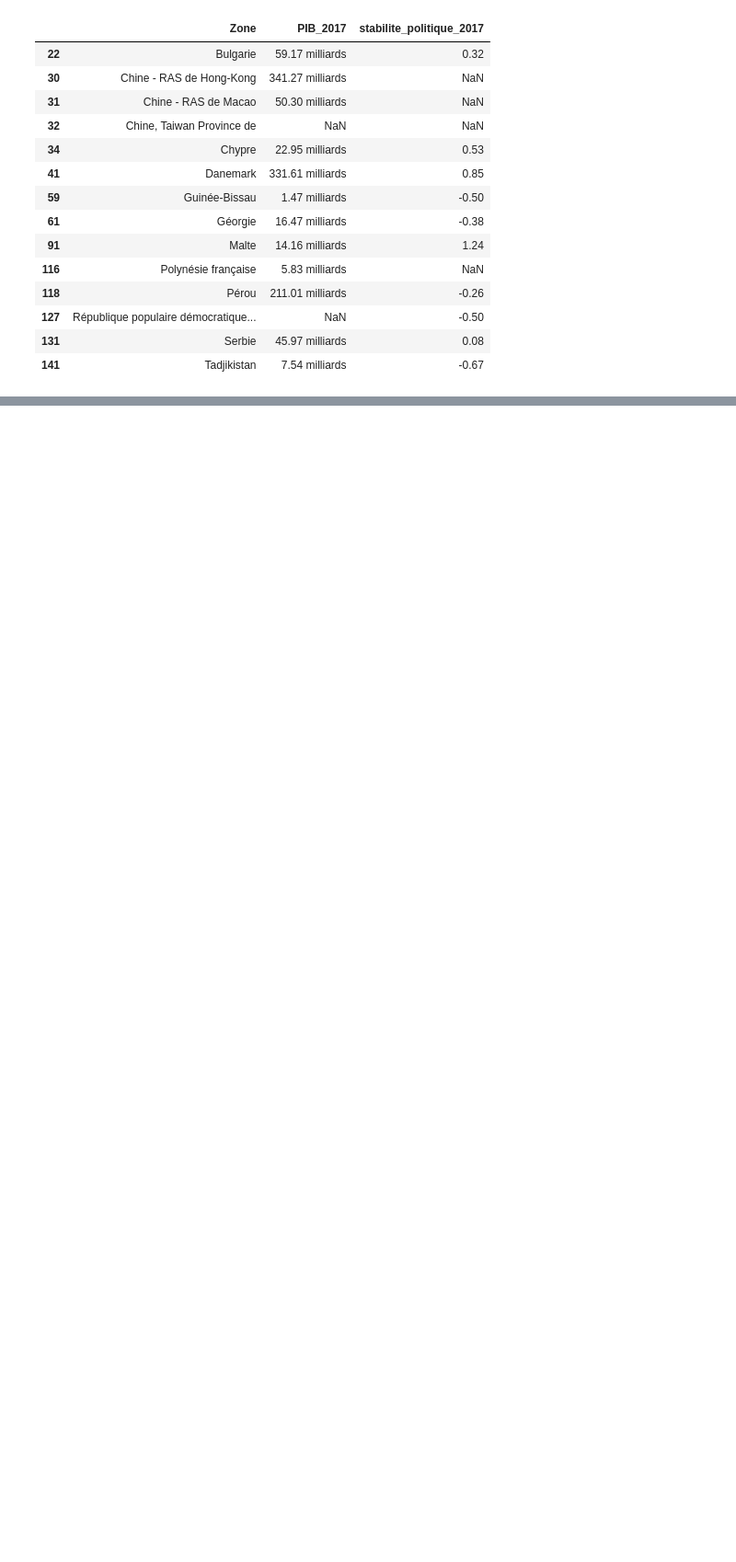
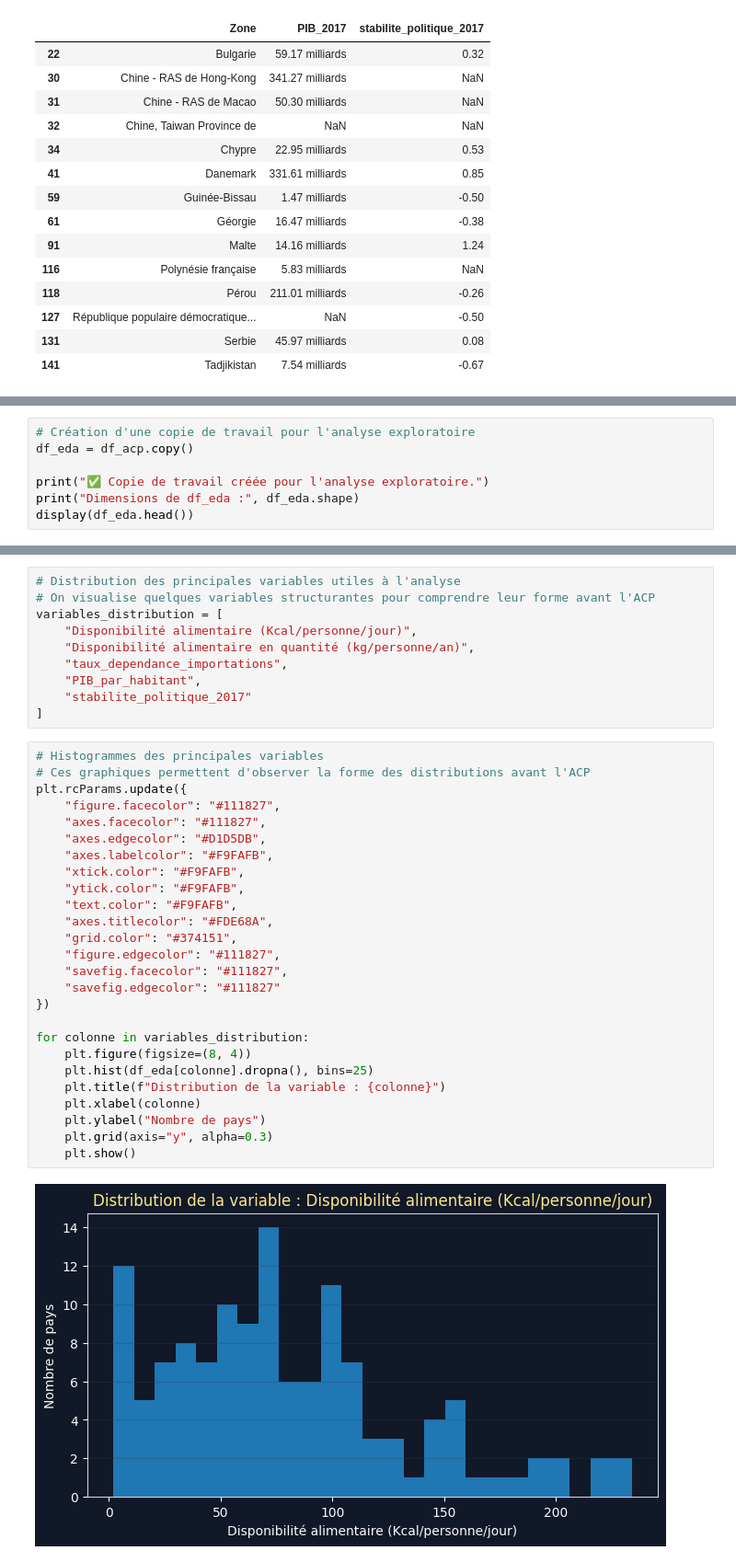
Before and after one commit to Stephane-OC/la-poule-qui-chante-market-study, a Jupyter notebook: preparation_nettoyage_EDA.ipynb, the cells around one changed output, grey strips where cells are left out. Shown at 92% size. Saved outputs shown, nothing was run; the diff lists cells and outputs as text; blank space fills up the shorter version.

```diff
--- a/preparation_nettoyage_EDA.ipynb
+++ b/preparation_nettoyage_EDA.ipynb
@@ -4231,3 +4526,10 @@ Nombre final de pays : 129
     <span>6.1 • Statistiques descriptives</span>
   </h3>
 </div>
+# %%
+# Création d'une copie de travail pour l'analyse exploratoire
+df_eda = df_acp.copy()
+
+print("✅ Copie de travail créée pour l'analyse exploratoire.")
+print("Dimensions de df_eda :", df_eda.shape)
+display(df_eda.head())
@@ -4261,3 +4672,41 @@ Nombre final de pays : 129
     <span>6.2 • Distribution des variables</span>
   </h3>
 </div>
+# %%
+# Distribution des principales variables utiles à l'analyse
+# On visualise quelques variables structurantes pour comprendre leur forme avant l'ACP
+variables_distribution = [
+    "Disponibilité alimentaire (Kcal/personne/jour)",
+    "Disponibilité alimentaire en quantité (kg/personne/an)",
+    "taux_dependance_importations",
+    "PIB_par_habitant",
+    "stabilite_politique_2017"
+]
+# %%
+# Histogrammes des principales variables
+# Ces graphiques permettent d'observer la forme des distributions avant l'ACP
+plt.rcParams.update({
+    "figure.facecolor": "#111827",
+    "axes.facecolor": "#111827",
+    "axes.edgecolor": "#D1D5DB",
+    "axes.labelcolor": "#F9FAFB",
+    "xtick.color": "#F9FAFB",
+    "ytick.color": "#F9FAFB",
+    "text.color": "#F9FAFB",
+    "axes.titlecolor": "#FDE68A",
+    "grid.color": "#374151",
+    "figure.edgecolor": "#111827",
+    "savefig.facecolor": "#111827",
+    "savefig.edgecolor": "#111827"
+})
+
+for colonne in variables_distribution:
+    plt.figure(figsize=(8, 4))
+    plt.hist(df_eda[colonne].dropna(), bins=25)
+    plt.title(f"Distribution de la variable : {colonne}")
+    plt.xlabel(colonne)
+    plt.ylabel("Nombre de pays")
+    plt.grid(axis="y", alpha=0.3)
+    plt.show()
+# %% [output]
+[figure, added]
```
Also changed, not shown: parts of 89 cells of this notebook, 2 other files.
